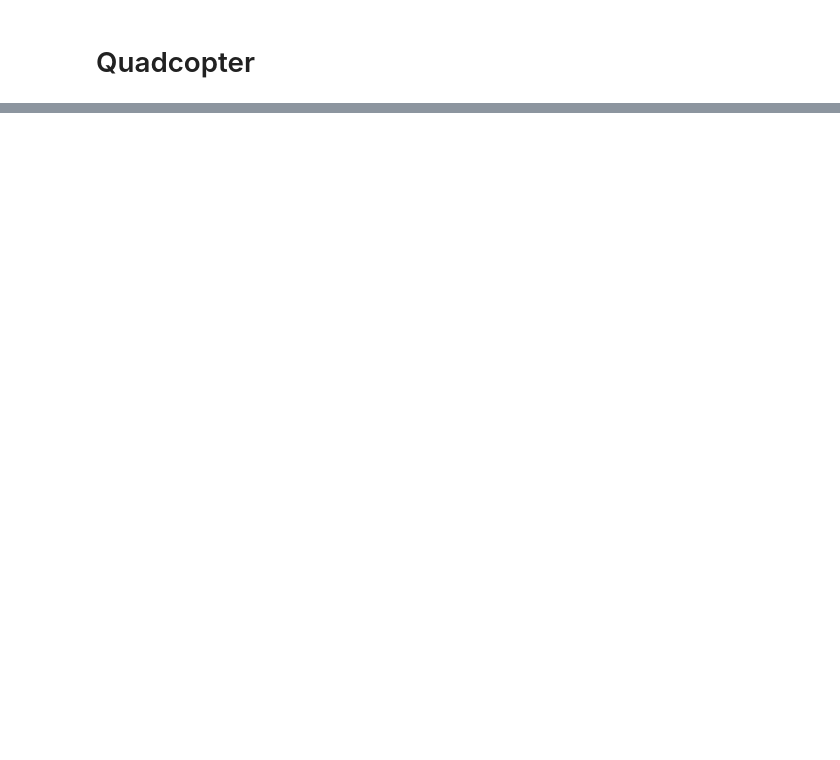
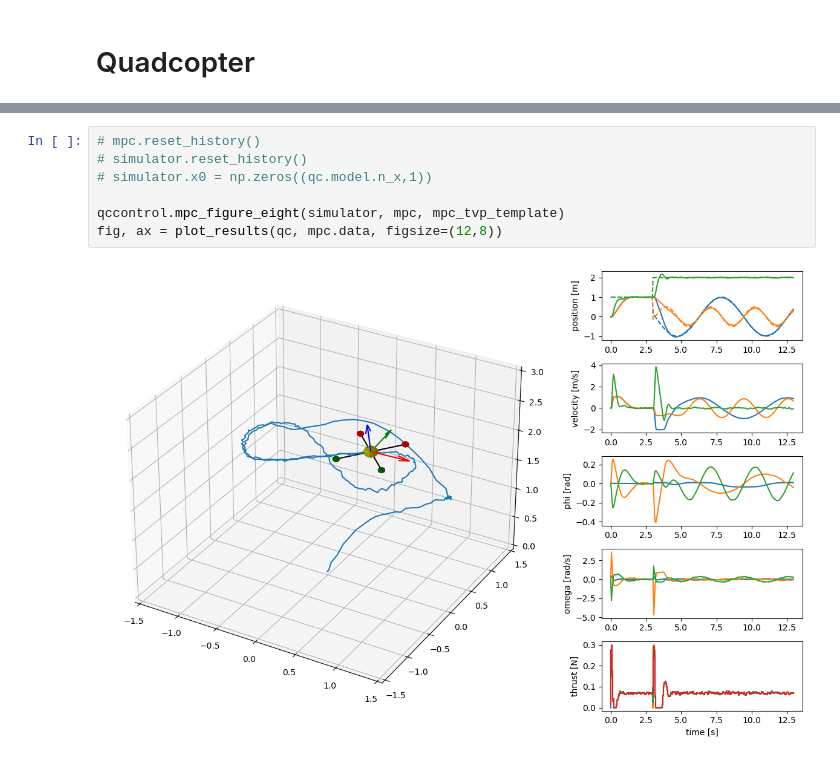
Before and after one commit to pas-tudo/2023_do_mpc_paper, a Jupyter notebook: 01_Example_Systems/quadcopter/quadcopter_demo.ipynb, the cells around one changed output, grey strips where cells are left out. Drawn from its saved outputs; the diff is of its cells as text; blank space fills up the shorter version.

```diff
--- a/01_Example_Systems/quadcopter/quadcopter_demo.ipynb
+++ b/01_Example_Systems/quadcopter/quadcopter_demo.ipynb
@@ -275,0 +132,9 @@ fig.tight_layout()
+# %%
+# mpc.reset_history()
+# simulator.reset_history()
+# simulator.x0 = np.zeros((qc.model.n_x,1))
+
+qccontrol.mpc_figure_eight(simulator, mpc, mpc_tvp_template)
+fig, ax = plot_results(qc, mpc.data, figsize=(12,8))
+# %% [output]
+[figure, added]
```
Also changed, not shown: parts of 26 cells of this notebook, 3 other files.
